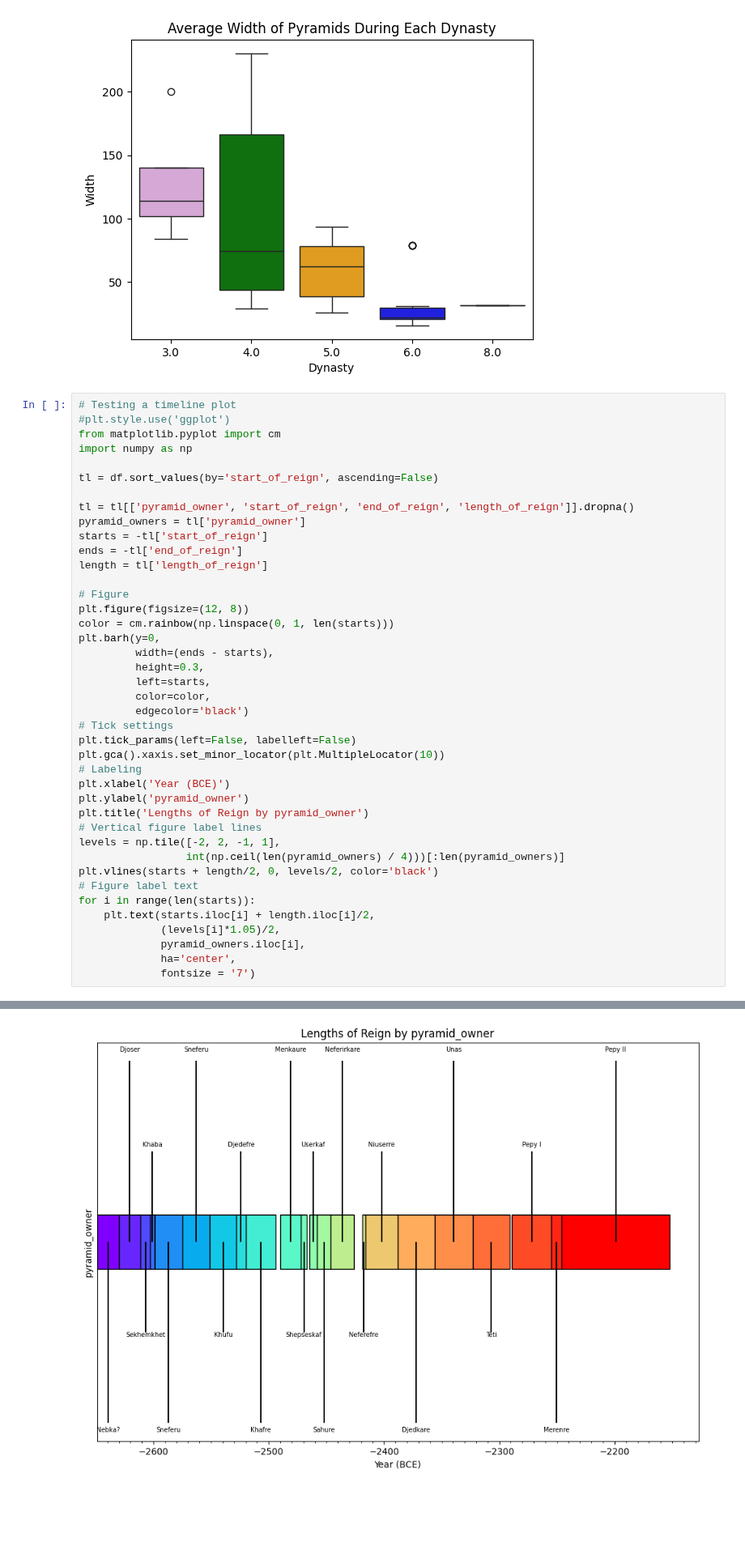
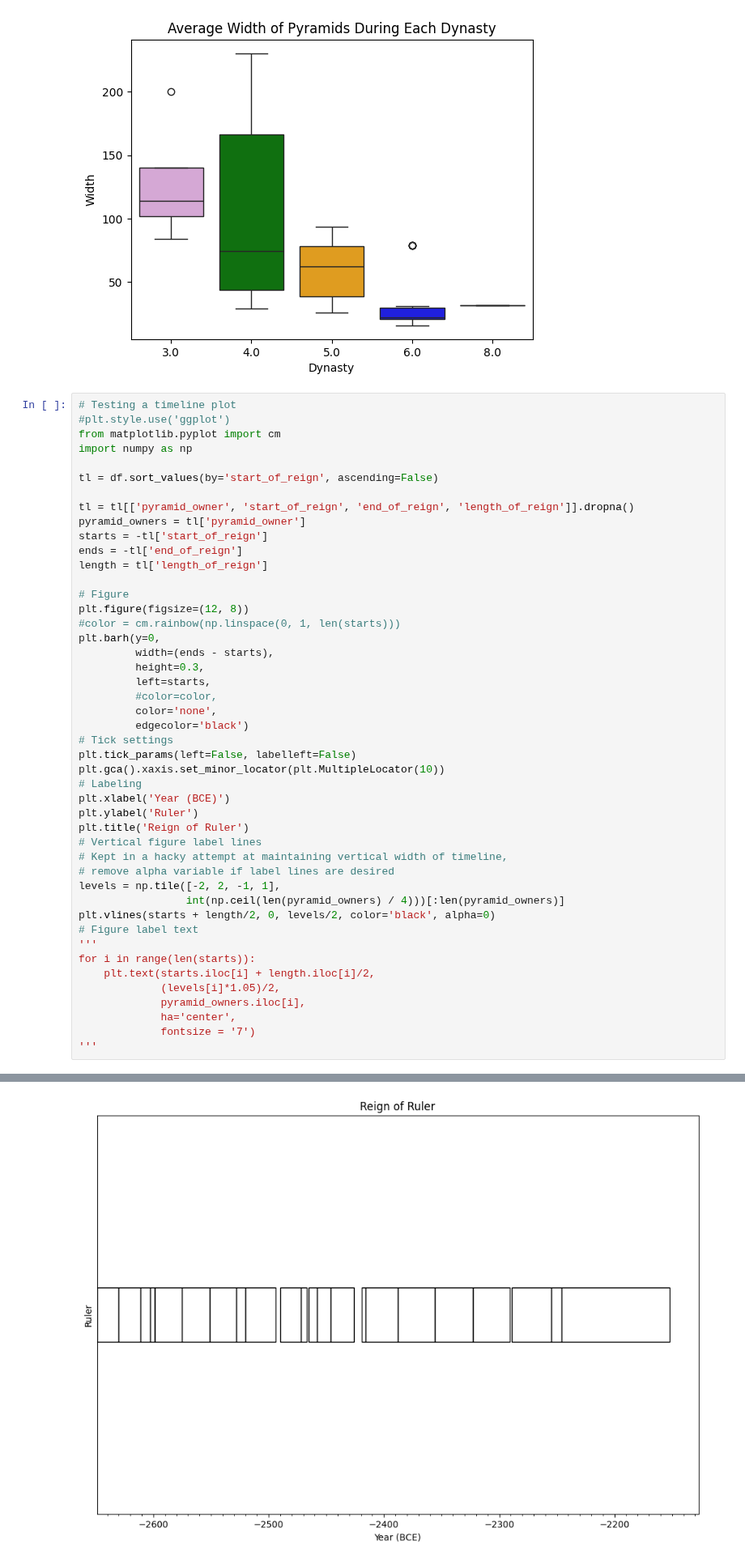
Before and after one commit to brown-ccv/egyptology-viz, a Jupyter notebook: Notebooks/visualizations.ipynb, the cells around one changed output, grey strips where cells are left out. Shown at 81% size. Saved outputs shown, nothing was run; the diff lists cells and outputs as text; blank space fills up the shorter version.

```diff
--- a/Notebooks/visualizations.ipynb
+++ b/Notebooks/visualizations.ipynb
@@ -80,29 +80,34 @@ length = tl['length_of_reign']
 
 # Figure
 plt.figure(figsize=(12, 8))
-color = cm.rainbow(np.linspace(0, 1, len(starts)))
+#color = cm.rainbow(np.linspace(0, 1, len(starts)))
 plt.barh(y=0,
          width=(ends - starts),
          height=0.3,
          left=starts,
-         color=color,
+         #color=color,
+         color='none',
          edgecolor='black')
 # Tick settings
 plt.tick_params(left=False, labelleft=False)
 plt.gca().xaxis.set_minor_locator(plt.MultipleLocator(10))
 # Labeling
 plt.xlabel('Year (BCE)')
-plt.ylabel('pyramid_owner')
-plt.title('Lengths of Reign by pyramid_owner')
+plt.ylabel('Ruler')
+plt.title('Reign of Ruler')
 # Vertical figure label lines
+# Kept in a hacky attempt at maintaining vertical width of timeline,
+# remove alpha variable if label lines are desired
 levels = np.tile([-2, 2, -1, 1],
                  int(np.ceil(len(pyramid_owners) / 4)))[:len(pyramid_owners)]
-plt.vlines(starts + length/2, 0, levels/2, color='black')
+plt.vlines(starts + length/2, 0, levels/2, color='black', alpha=0)
 # Figure label text
+'''
 for i in range(len(starts)):
     plt.text(starts.iloc[i] + length.iloc[i]/2,
              (levels[i]*1.05)/2,
              pyramid_owners.iloc[i],
              ha='center',
              fontsize = '7')
+'''
 # %% [output]
@@ -109,4 +115,4 @@ for i in range(len(starts)):
-[figure, old version]
+[figure, new version]
 # %% [markdown]
 ### Thoughts on above
 
```
Also changed, not shown: parts of 1 cell of this notebook, 1 other file.
